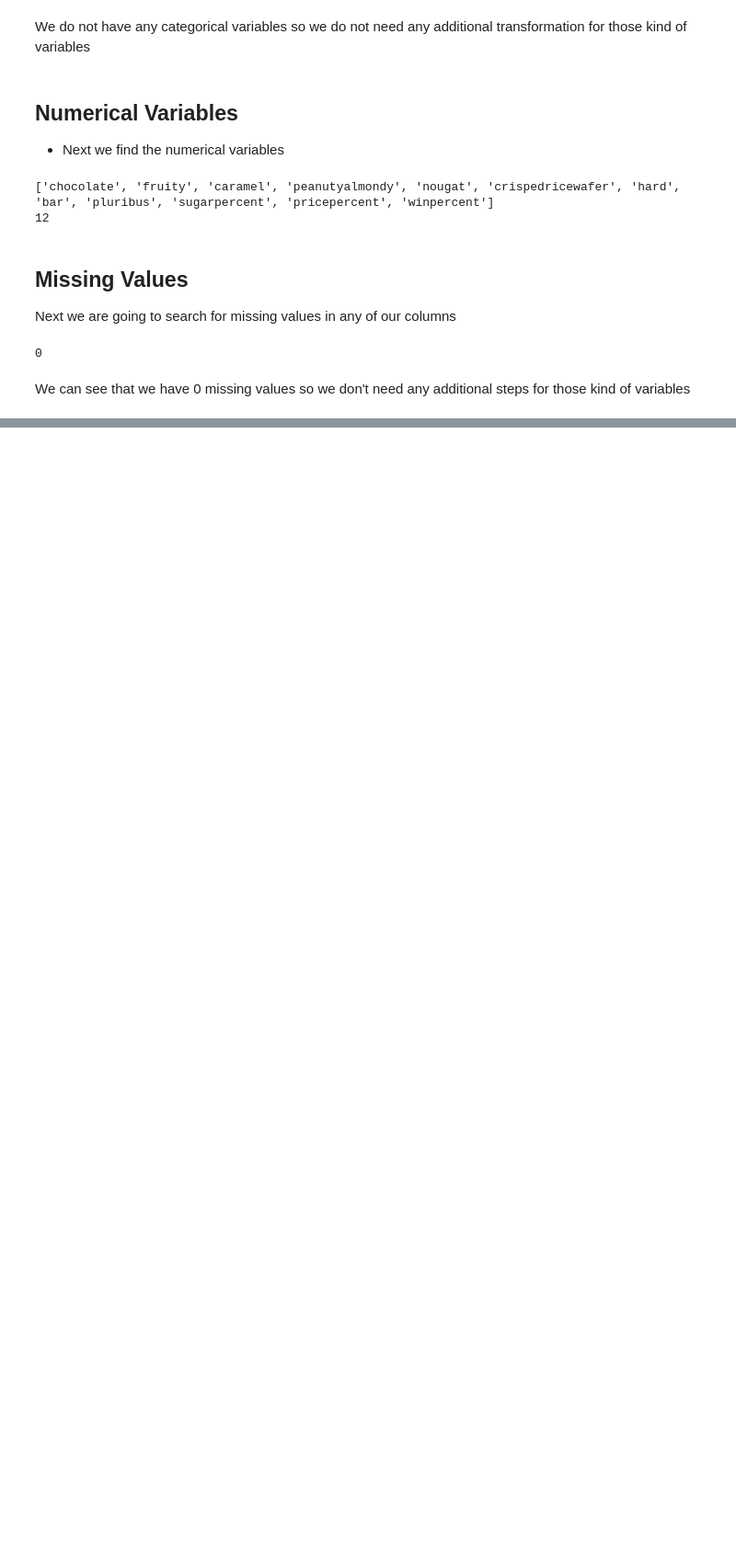
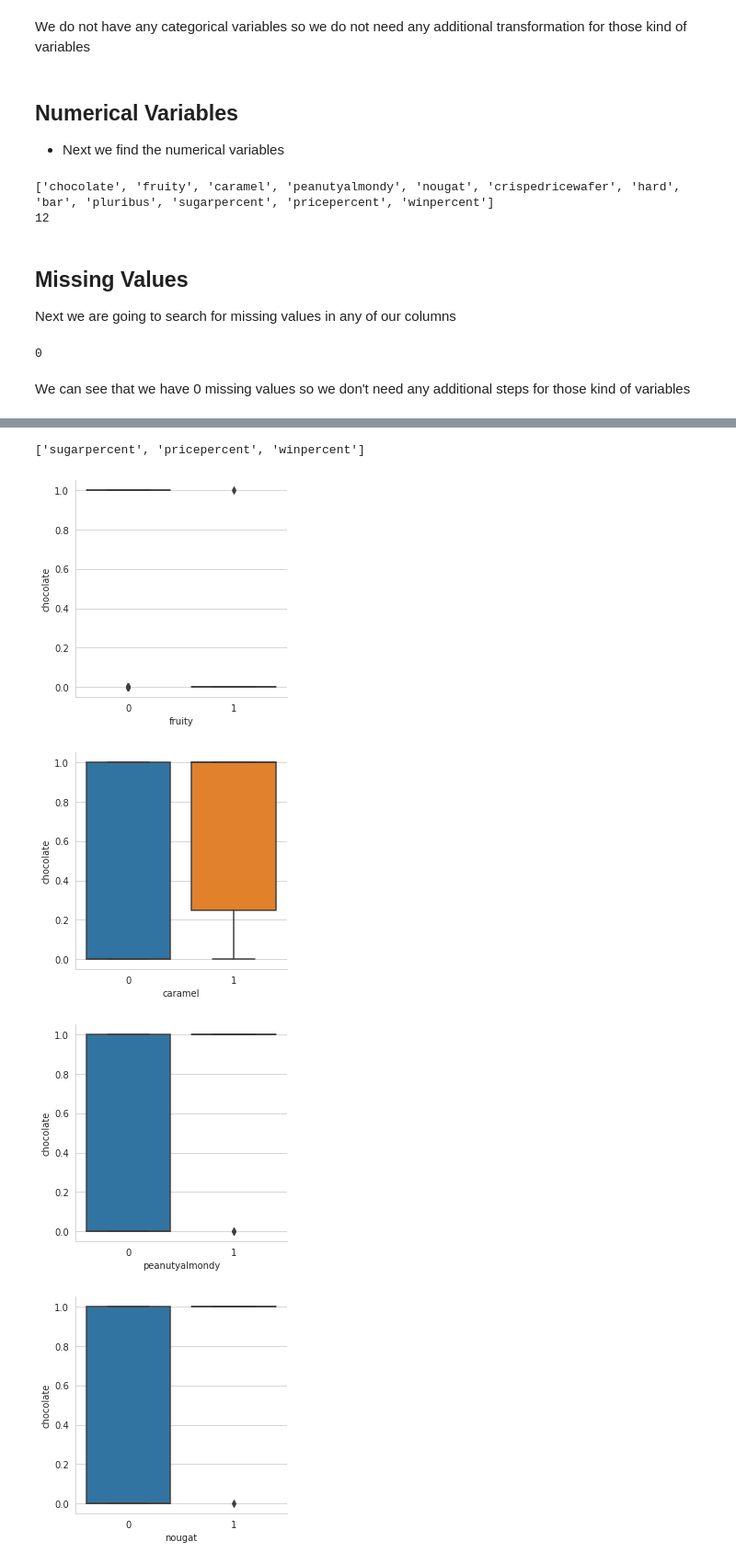
Before and after one commit to staks1/Python-Regression, a Jupyter notebook: project-candy-regression/candy-regression.ipynb, the cells around one changed output, grey strips where cells are left out. Shown at 92% size. Cells and saved outputs as stored; diff of their text form; code cells hidden in the pictures; blank space fills up the shorter version.

Commit message:
- Updated Data Analysis

```diff
--- a/project-candy-regression/candy-regression.ipynb
+++ b/project-candy-regression/candy-regression.ipynb
@@ -106,0 +120,3 @@ We can see that we have 0 missing values so we don't need any additional steps f
+# %%
+discreet_vars = [ var for var in num_vars if len(data[var].unique()) < 10   ]
+discreet_vars
@@ -106,0 +135,15 @@ We can see that we have 0 missing values so we don't need any additional steps f
+# %%
+cont_vars = [var for var in num_vars if var not in discreet_vars]
+cont_vars
+# %% [output]
+['sugarpercent', 'pricepercent', 'winpercent']
+# %%
+# plot the different discreet variables w.r.t the 'chocolate' class
+# we drop chocolate from the plotted columns
+for var in discreet_vars[1:]:
+    sns.catplot(x=var,y='chocolate',data=data,kind="box",height=4)
+# %% [output]
+[figure, added]
+[figure, added]
+[figure, added]
+[figure, added]
```
Also changed, not shown: parts of 7 cells of this notebook.
